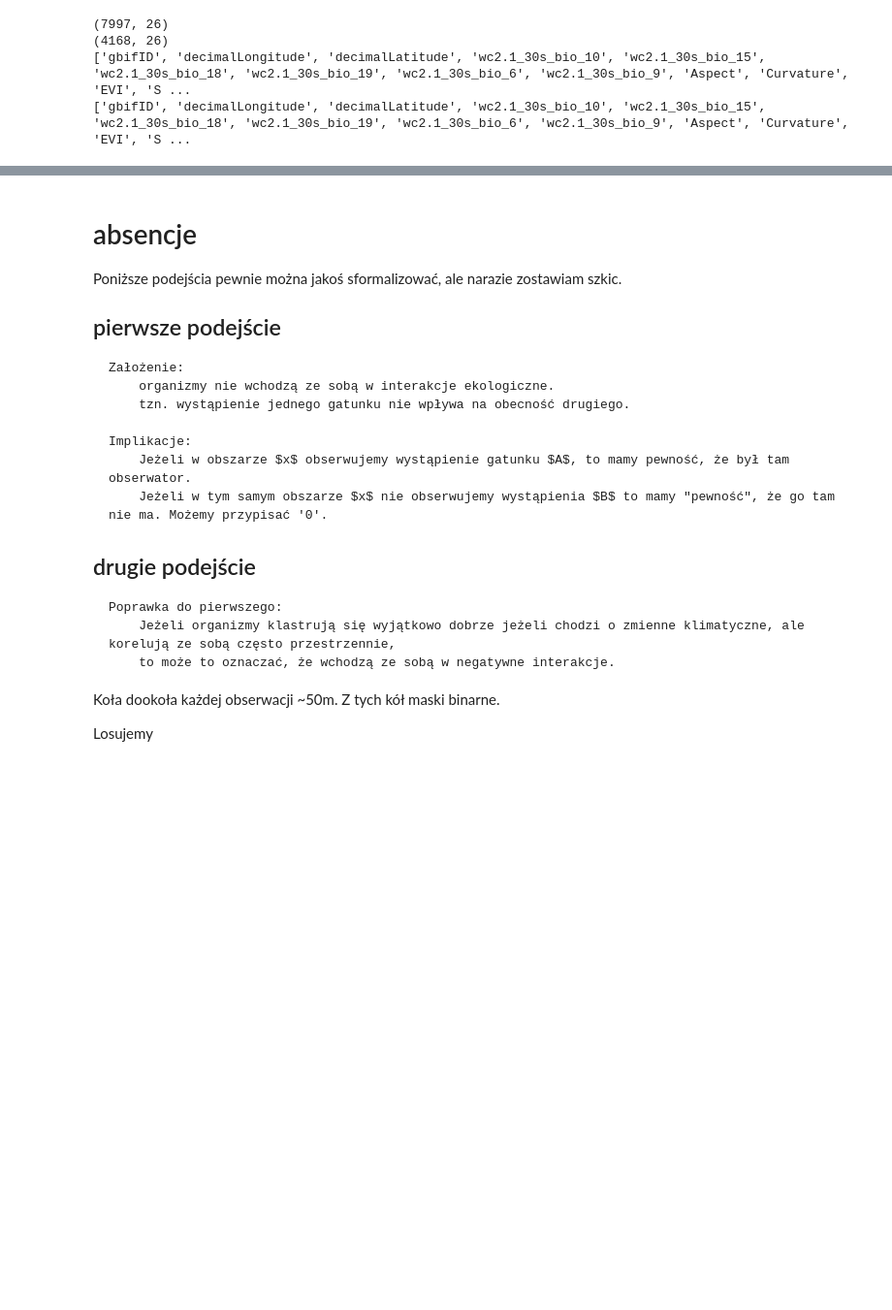
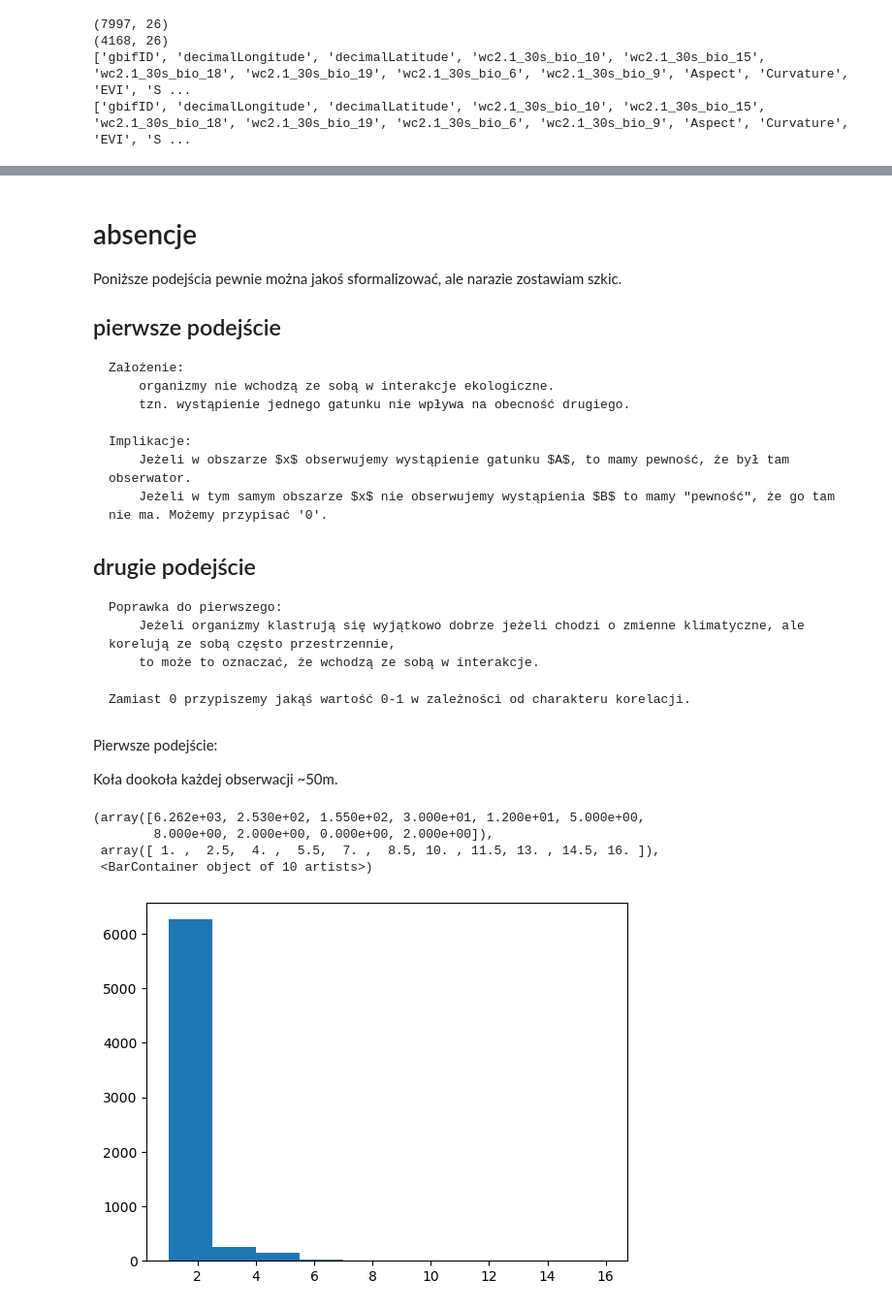
Before and after one commit to Kajsyr/Tatrzanskie-modelowanie, a Jupyter notebook: scratchbooks/scratch2.ipynb, the cells around one changed output, grey strips where cells are left out. Shown at 97% size. Saved outputs shown, nothing was run; the diff lists cells and outputs as text; code cells hidden in the pictures; blank space fills up the shorter version.

````diff
--- a/scratchbooks/scratch2.ipynb
+++ b/scratchbooks/scratch2.ipynb
@@ -17,3 +18,10 @@ print(east.columns.to_list())
 (4168, 26)
 ['gbifID', 'decimalLongitude', 'decimalLatitude', 'wc2.1_30s_bio_10', 'wc2.1_30s_bio_15', 'wc2.1_30s_bio_18', 'wc2.1_30s_bio_19', 'wc2.1_30s_bio_6', 'wc2.1_30s_bio_9', 'Aspect', 'Curvature', 'EVI', 'S ...
 ['gbifID', 'decimalLongitude', 'decimalLatitude', 'wc2.1_30s_bio_10', 'wc2.1_30s_bio_15', 'wc2.1_30s_bio_18', 'wc2.1_30s_bio_19', 'wc2.1_30s_bio_6', 'wc2.1_30s_bio_9', 'Aspect', 'Curvature', 'EVI', 'S ...
+# %%
+species_all = pd.concat([west, east], ignore_index=True)
+#print(species_all.species.value_counts())
+# odrzucam te poniżej 500 obserwacji
+mask = species_all["species"].value_counts() > 500
+species_all = species_all[species_all["species"].isin(mask[mask].index)]
+print(species_all.species.value_counts())
@@ -37,12 +57,27 @@ Implikacje:
 ```
 Poprawka do pierwszego:
 	Jeżeli organizmy klastrują się wyjątkowo dobrze jeżeli chodzi o zmienne klimatyczne, ale korelują ze sobą często przestrzennie,
-	to może to oznaczać, że wchodzą ze sobą w negatywne interakcje.
+	to może to oznaczać, że wchodzą ze sobą w interakcje.
+
+Zamiast 0 przypiszemy jakąś wartość 0-1 w zależności od charakteru korelacji.
 ```
-
-Koła dookoła każdej obserwacji ~50m.
-Z tych kół maski binarne.
-
-
-
-Losujemy
+# %% [markdown]
+Pierwsze podejście:
+
+Koła dookoła każdej obserwacji ~50m.
+# %%
+# klastrujemy obserwacje w obszary obserwacji, po współrzędnych geograficznych
+# dbscan
+
+from sklearn.cluster import DBSCAN
+dbscan = DBSCAN(eps=0.05/6371.0, min_samples=1,  metric='haversine') # metryka do danych geograficznych
+# min_samples = 1, nie chcemy odrzucać samotnych punktów
+clusters = dbscan.fit_predict(np.radians(species_all[["decimalLatitude", "decimalLongitude"]]))
+tags, counts = np.unique(clusters, return_counts=True)
+plt.hist(counts)
+# %% [output]
+(array([6.262e+03, 2.530e+02, 1.550e+02, 3.000e+01, 1.200e+01, 5.000e+00,
+        8.000e+00, 2.000e+00, 0.000e+00, 2.000e+00]),
+ array([ 1. ,  2.5,  4. ,  5.5,  7. ,  8.5, 10. , 11.5, 13. , 14.5, 16. ]),
+ <BarContainer object of 10 artists>)
+[figure, added]
````
Also changed, not shown: parts of 6 cells of this notebook.
